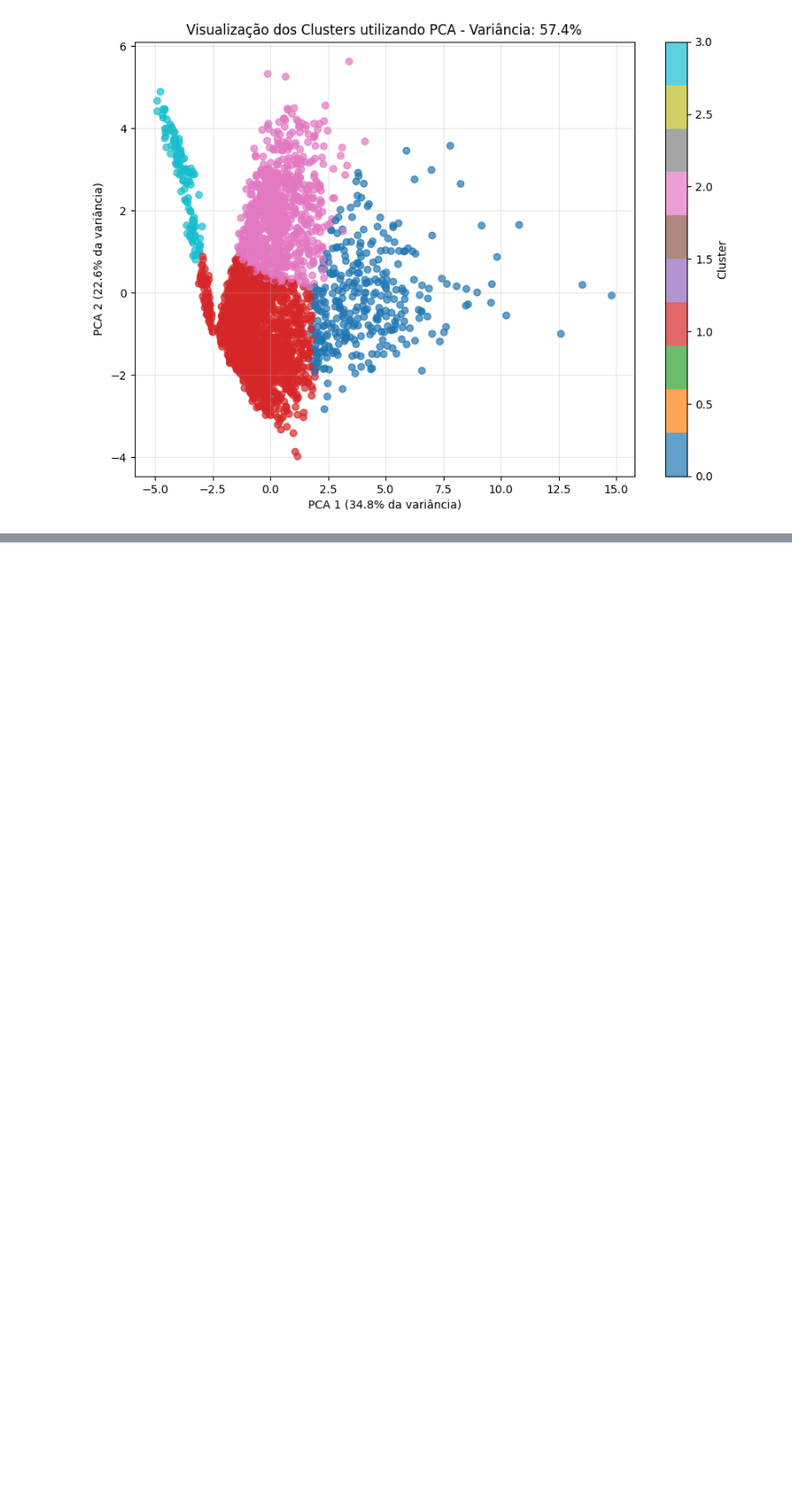
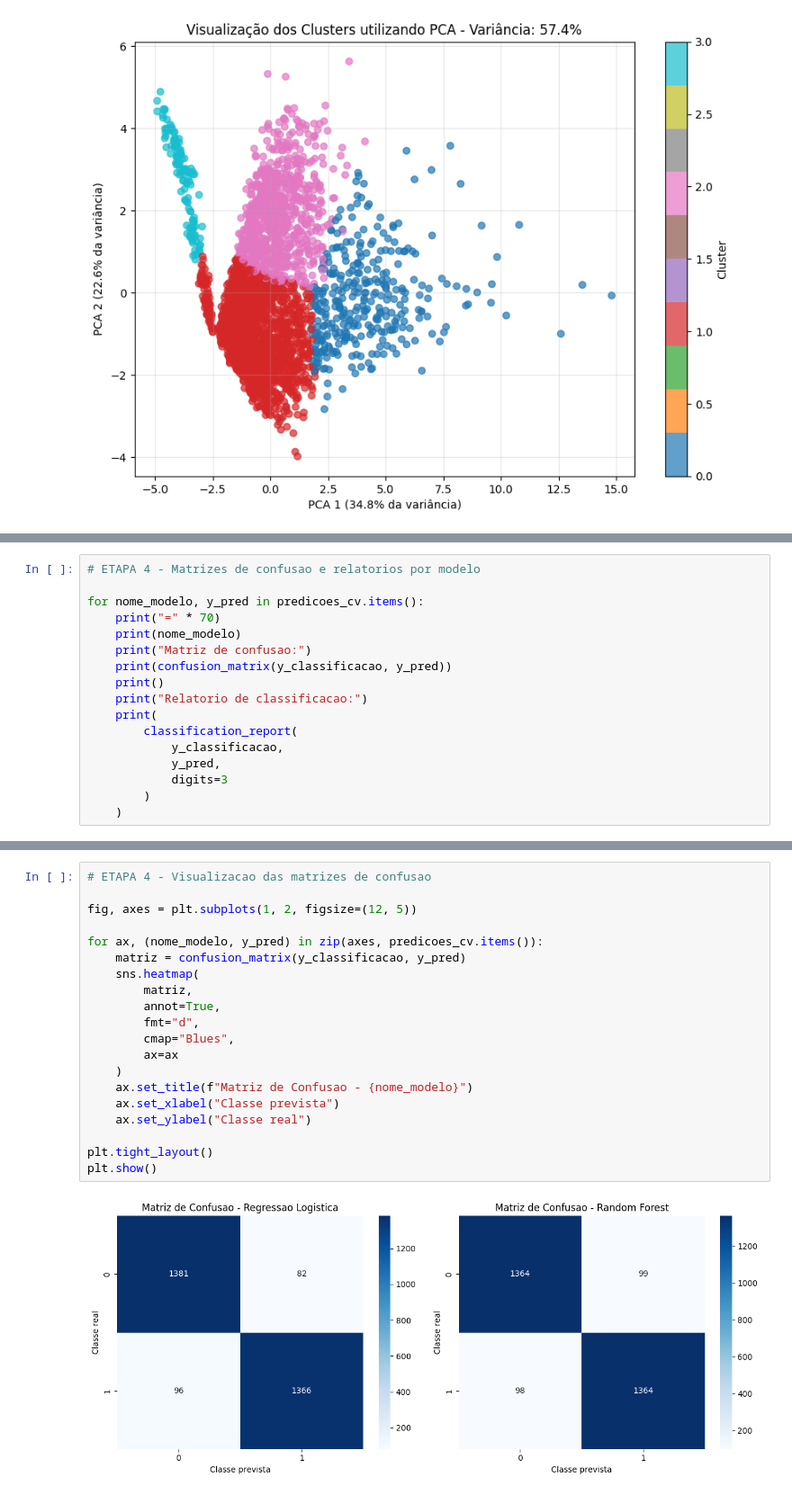
Before and after one commit to GabiMangili/DataMiningTrabalho, a Jupyter notebook: datamining.ipynb, the cells around one changed output, grey strips where cells are left out. Shown at 90% size. Saved outputs shown, nothing was run; the diff lists cells and outputs as text; blank space fills up the shorter version.

```diff
--- a/datamining.ipynb
+++ b/datamining.ipynb
@@ -886,0 +1138,17 @@ plt.show()
+# %%
+# ETAPA 4 - Matrizes de confusao e relatorios por modelo
+
+for nome_modelo, y_pred in predicoes_cv.items():
+    print("=" * 70)
+    print(nome_modelo)
+    print("Matriz de confusao:")
+    print(confusion_matrix(y_classificacao, y_pred))
+    print()
+    print("Relatorio de classificacao:")
+    print(
+        classification_report(
+            y_classificacao,
+            y_pred,
+            digits=3
+        )
+    )
@@ -886,0 +1173,22 @@ plt.show()
+# %%
+# ETAPA 4 - Visualizacao das matrizes de confusao
+
+fig, axes = plt.subplots(1, 2, figsize=(12, 5))
+
+for ax, (nome_modelo, y_pred) in zip(axes, predicoes_cv.items()):
+    matriz = confusion_matrix(y_classificacao, y_pred)
+    sns.heatmap(
+        matriz,
+        annot=True,
+        fmt="d",
+        cmap="Blues",
+        ax=ax
+    )
+    ax.set_title(f"Matriz de Confusao - {nome_modelo}")
+    ax.set_xlabel("Classe prevista")
+    ax.set_ylabel("Classe real")
+
+plt.tight_layout()
+plt.show()
+# %% [output]
+[figure, added]
```
Also changed, not shown: parts of 20 cells of this notebook.
